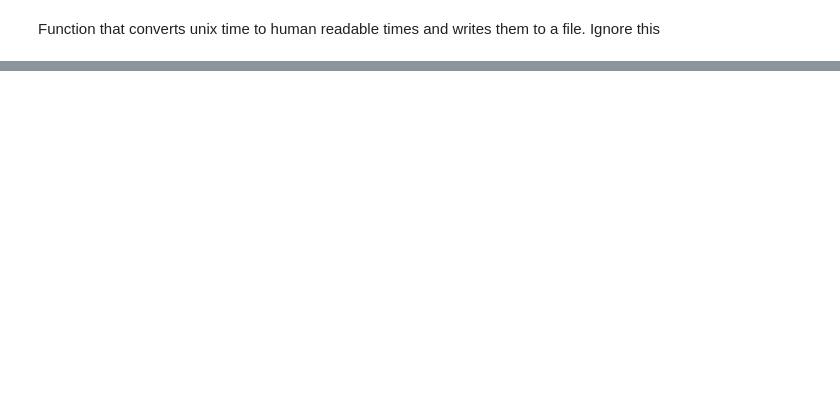
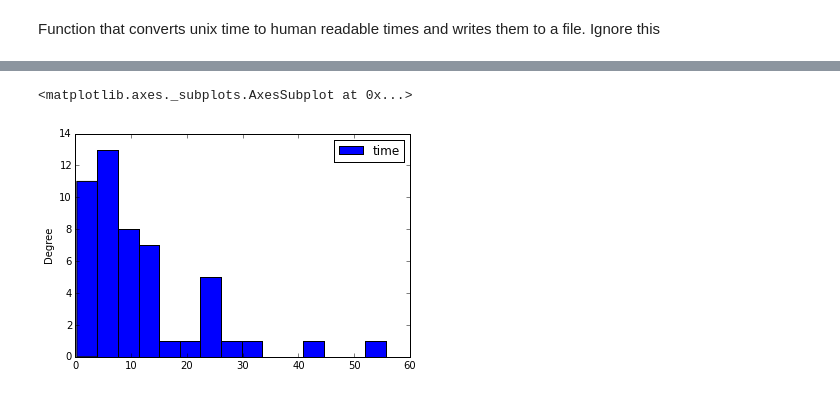
Before and after one commit to thelimeburner/selfish_mining_detector, a Jupyter notebook: analyze_data.ipynb, the cells around one changed output, grey strips where cells are left out. Drawn from its saved outputs; the diff is of its cells as text; code cells hidden in the pictures; blank space fills up the shorter version.

```diff
--- a/analyze_data.ipynb
+++ b/analyze_data.ipynb
@@ -117,0 +197,6 @@ def convertTimes():
+# %%
+df2 = pd.DataFrame({'time':convertToMin(timeDiff_data[0:50])})
+df2.plot(kind='hist',bins=15)
+# %% [output]
+<matplotlib.axes._subplots.AxesSubplot at 0x...>
+[figure, added]
```
Also changed, not shown: parts of 32 cells of this notebook.
